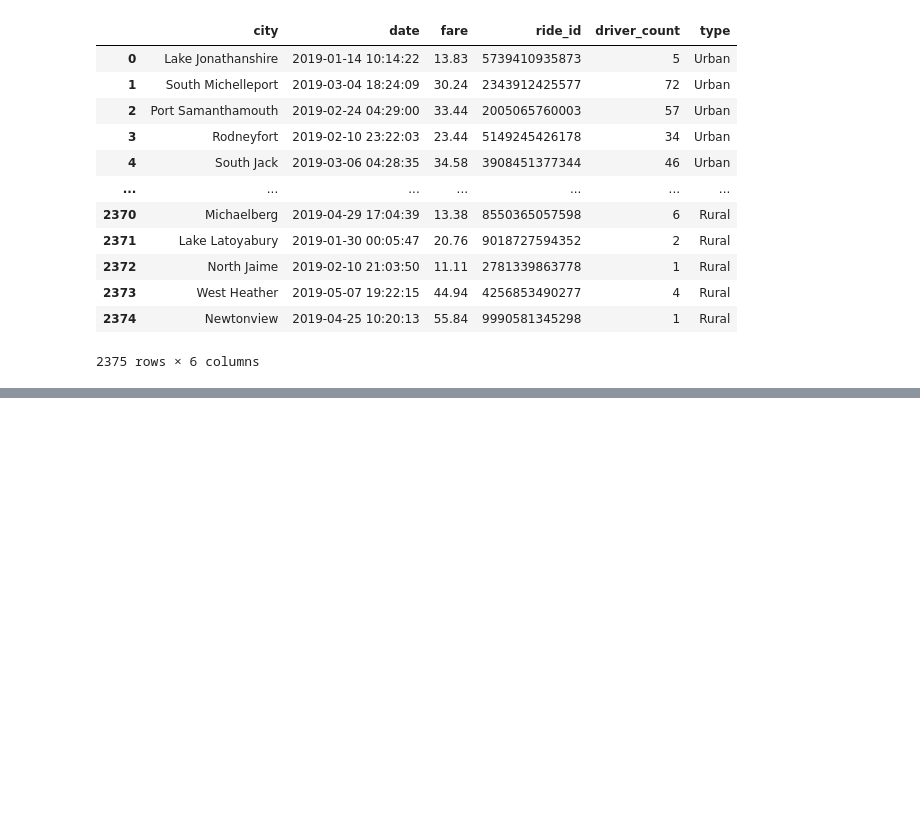
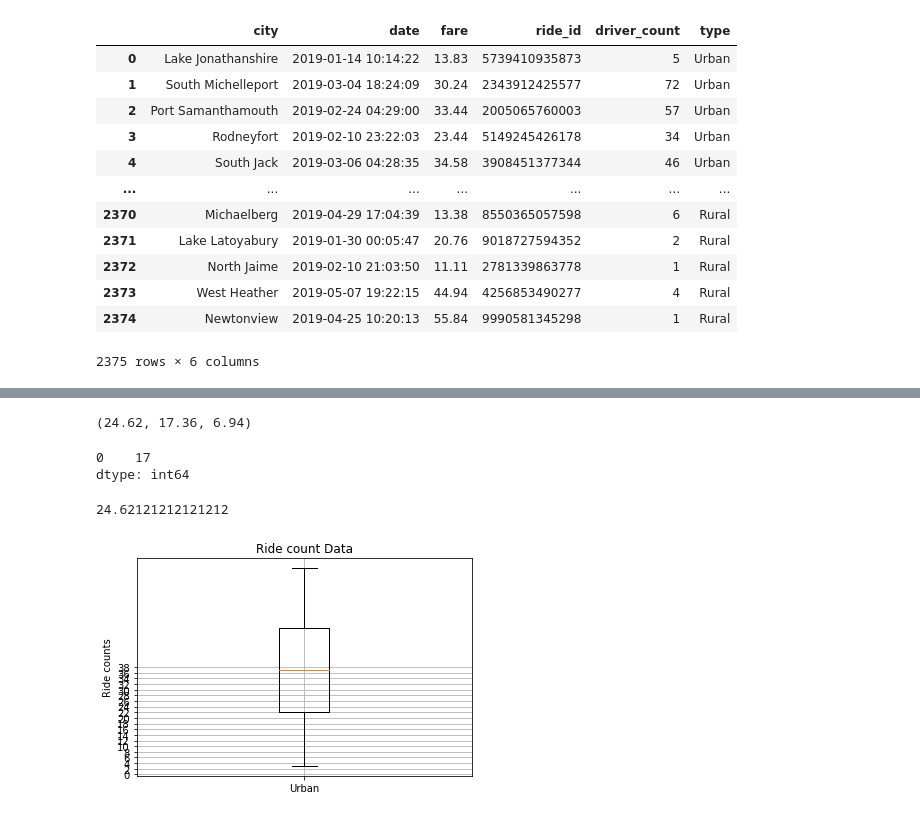
Before and after one commit to elhamamini/PyBer_Analysis, a Jupyter notebook: pyber.ipynb, the cells around one changed output, grey strips where cells are left out. Saved outputs shown, nothing was run; the diff lists cells and outputs as text; code cells hidden in the pictures; blank space fills up the shorter version.

Commit message:
box plot added'

```diff
--- a/pyber.ipynb
+++ b/pyber.ipynb
@@ -290,0 +339,10 @@ plt.show()
+# %%
+# Calculate the mean of the ride count for each city type.
+round(urban_count_rides.mean(),2), round(suburban_count_rides.mean(),2), round(Rural_count_rides.mean(),2)
+# %% [output]
+(24.62, 17.36, 6.94)
+# %%
+suburban_count_rides.mode()
+# %% [output]
+0    17
+dtype: int64
@@ -290,0 +352,7 @@ plt.show()
+# %%
+mean_urban_ride_count=np.mean(urban_count_rides)
+median_urban_ride_count=np.median(urban_count_rides)
+mode_urban_ride_count=sts.mode(urban_count_rides)
+mean_urban_ride_count
+# %% [output]
+24.62121212121212
@@ -290,0 +365,15 @@ plt.show()
+# %%
+urban_drivers=urban_cities_df["driver_count"]
+suburban_drivers=suburban_cities_df["driver_count"]
+rural_drivers=Rural_cities_df["driver_count"]
+# %%
+x_labels = ["Urban"]
+fig, ax = plt.subplots()
+ax.boxplot(urban_drivers,labels=x_labels)
+ax.set_title("Ride count Data")
+ax.set_ylabel("Ride counts")
+ax.set_yticks(np.arange(0,40,step=2.0))
+ax.grid()
+plt.show()
+# %% [output]
+[figure, added]
```
Also changed, not shown: parts of 32 cells of this notebook, 1 other file.
